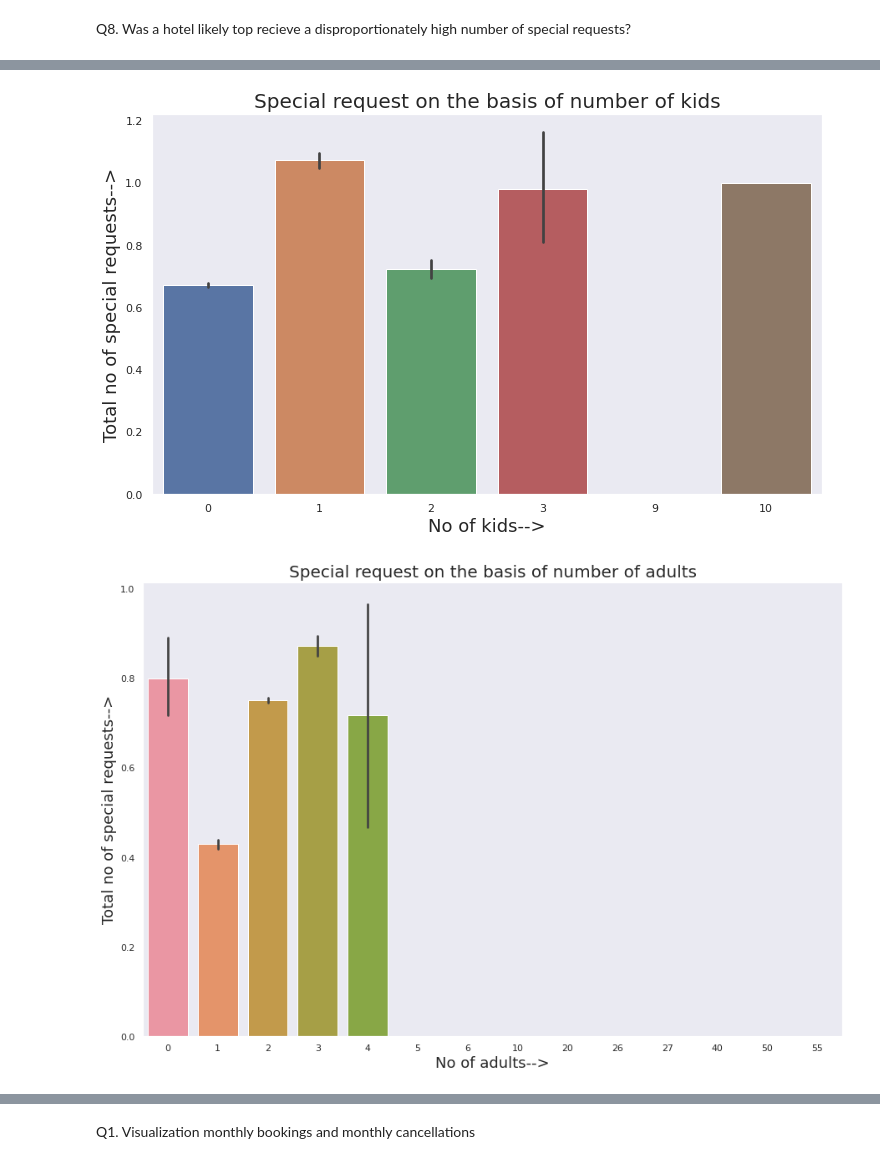
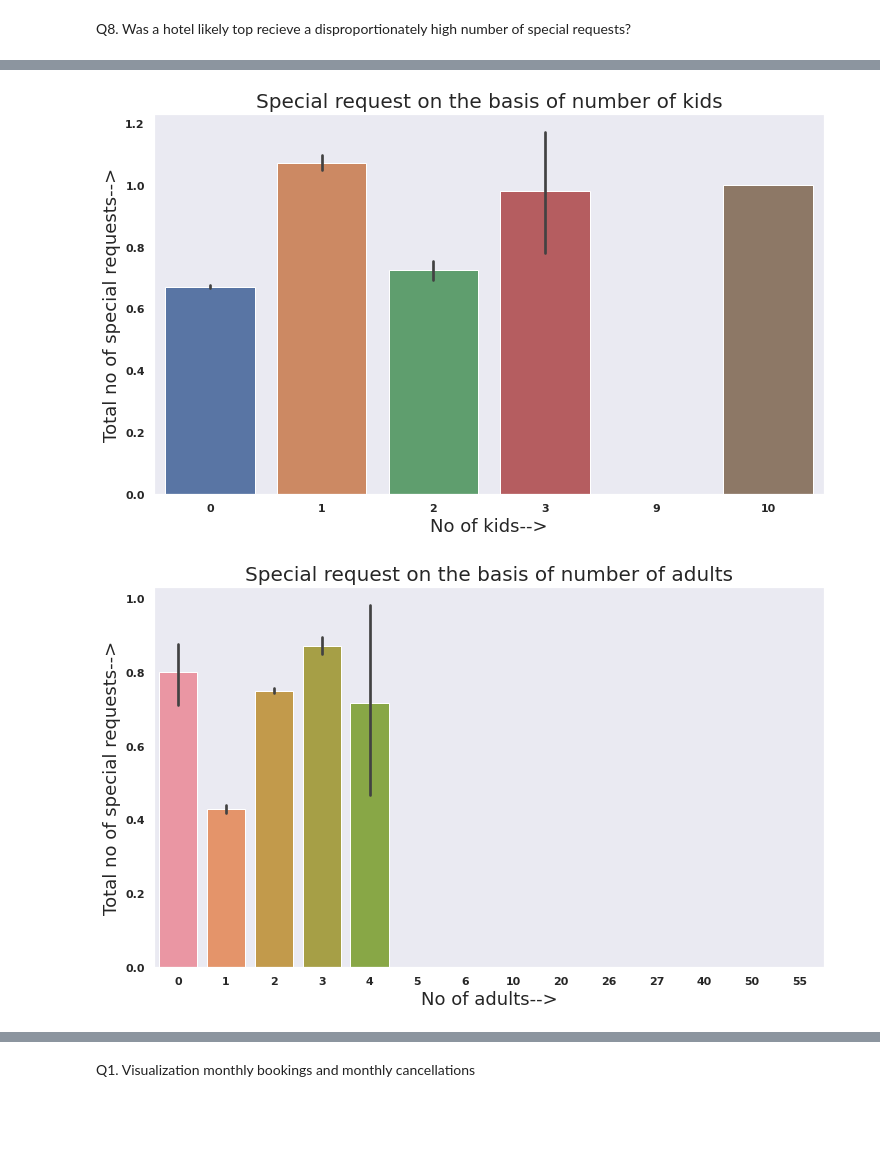
Before and after one commit to niteshavagabond/Hotel-Booking-analysis, a Jupyter notebook: Hotel_Booking_Analysis_Capstone_Project.ipynb, the cells around one changed output, grey strips where cells are left out. Drawn from its saved outputs; the diff is of its cells as text; code cells hidden in the pictures; blank space fills up the shorter version.

```diff
--- a/Hotel_Booking_Analysis_Capstone_Project.ipynb
+++ b/Hotel_Booking_Analysis_Capstone_Project.ipynb
@@ -422,6 +422,8 @@ Ans5. According to above bar charts, we can see **City Hotel** generates the mor
 # %% [markdown]
 Q6. Which are the busiest months for hotel?
 # %%
+
+mpl.rc('font', weight='bold')
 busiest_month=df['arrival_date_month'].value_counts().sort_values(ascending=False)
 busy_month=pd.DataFrame(busiest_month).reset_index()
 busy_month.columns=['month','count']
@@ -475,15 +477,15 @@ plt.ylabel('Total no of special requests-->',fontsize=18)
 plt.title("Special request on the basis of number of kids",fontsize=20)
 fig = plt.gcf()
 # %% [output]
-[figure, old version]
+[figure, new version]
 # %%
 #Special request on the basis of number of adults.
 sns.barplot(x="no_of_adults", y="total_no_of_special_requests",data= df)
 plt.xlabel('No of adults-->',fontsize=18)
 plt.ylabel('Total no of special requests-->',fontsize=18)
 plt.title("Special request on the basis of number of adults",fontsize=20)
 fig = plt.gcf()
-fig.set_size_inches(15,10)
+fig.set_size_inches(12,7)
 # %% [output]
-[figure, old version]
+[figure, new version]
 # %% [markdown]
```
Also changed, not shown: parts of 49 cells of this notebook.
